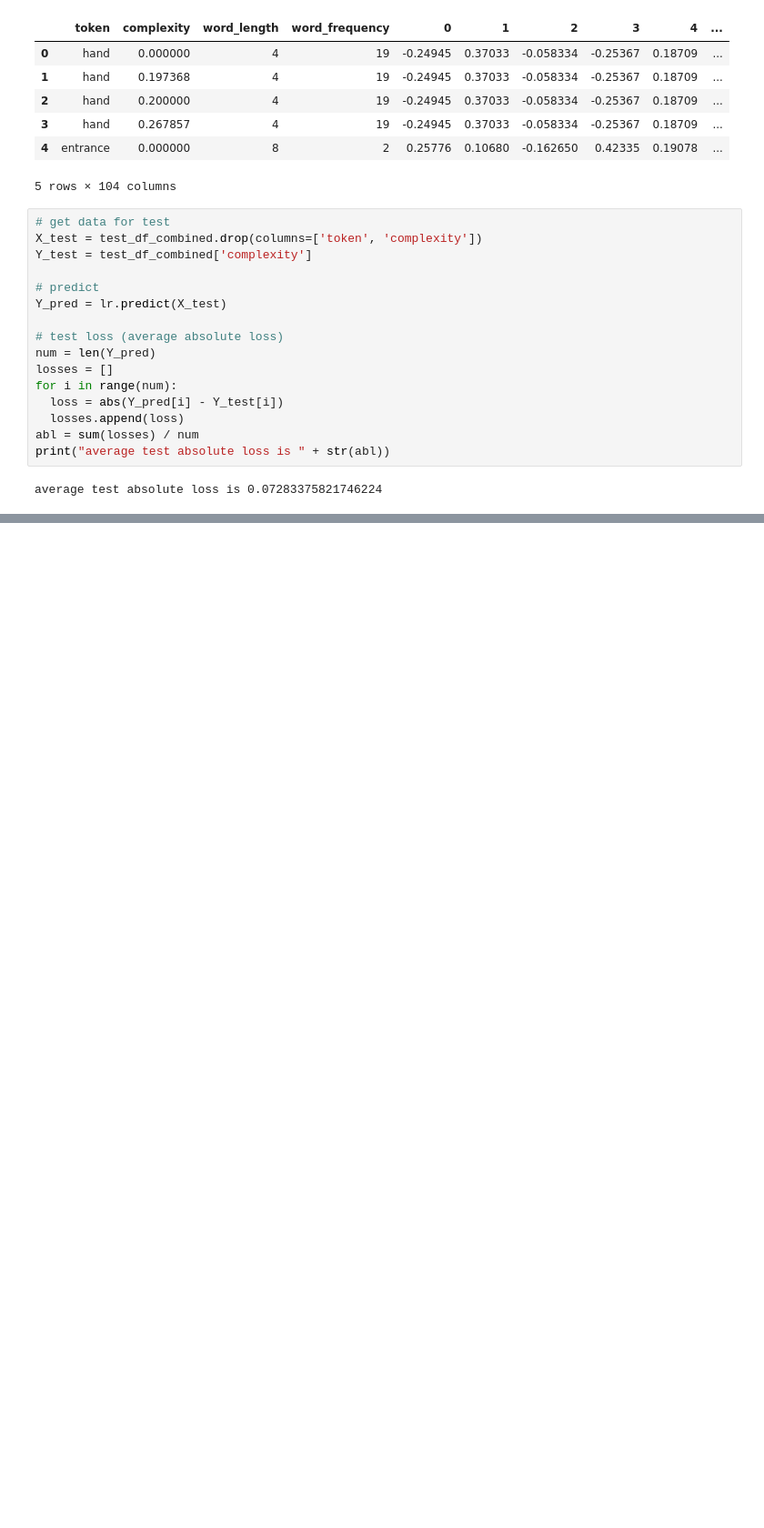
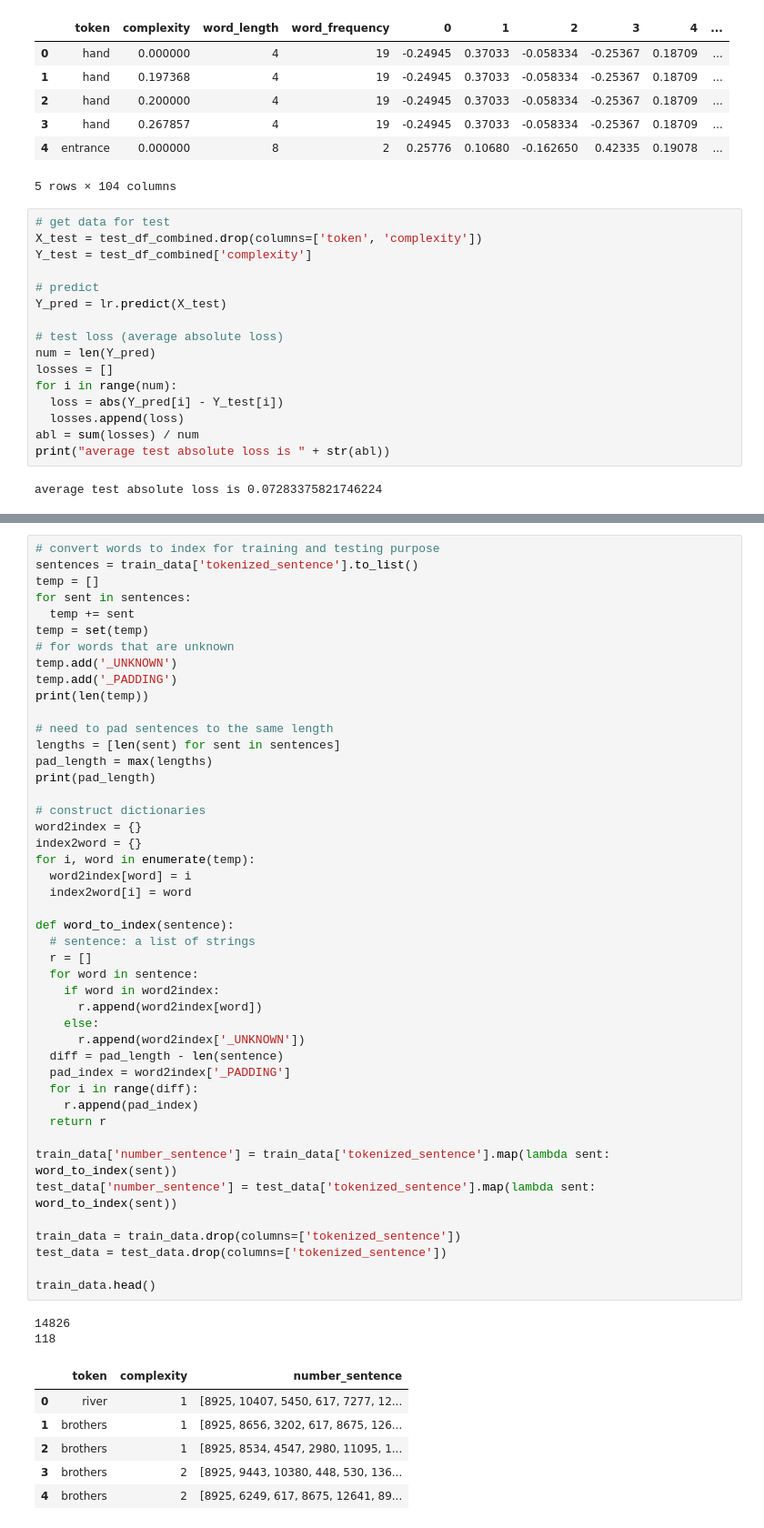
Before and after one commit to mcxxmc/CS505Final_project_CompLex, a Jupyter notebook: Codes/CS505FinalProject.ipynb, the cells around one changed output, grey strips where cells are left out. Shown at 91% size. Saved outputs shown, nothing was run; the diff lists cells and outputs as text; blank space fills up the shorter version.

```diff
--- a/Codes/CS505FinalProject.ipynb
+++ b/Codes/CS505FinalProject.ipynb
@@ -329,0 +373,54 @@ average test absolute loss is 0.07283375821746224
+# %%
+# convert words to index for training and testing purpose
+sentences = train_data['tokenized_sentence'].to_list()
+temp = []
+for sent in sentences:
+  temp += sent
+temp = set(temp)
+# for words that are unknown
+temp.add('_UNKNOWN')
+temp.add('_PADDING')
+print(len(temp))
+
+# need to pad sentences to the same length
+lengths = [len(sent) for sent in sentences]
+pad_length = max(lengths)
+print(pad_length)
+
+# construct dictionaries
+word2index = {}
+index2word = {}
+for i, word in enumerate(temp):
+  word2index[word] = i
+  index2word[i] = word
+
+def word_to_index(sentence):
+  # sentence: a list of strings
+  r = []
+  for word in sentence:
+    if word in word2index:
+      r.append(word2index[word])
+    else:
+      r.append(word2index['_UNKNOWN'])
+  diff = pad_length - len(sentence)
+  pad_index = word2index['_PADDING']
+  for i in range(diff):
+    r.append(pad_index)
+  return r
+
+train_data['number_sentence'] = train_data['tokenized_sentence'].map(lambda sent: word_to_index(sent))
+test_data['number_sentence'] = test_data['tokenized_sentence'].map(lambda sent: word_to_index(sent))
+
+train_data = train_data.drop(columns=['tokenized_sentence'])
+test_data = test_data.drop(columns=['tokenized_sentence'])
+
+train_data.head()
+# %% [output]
+14826
+118
+|  | token | complexity | number_sentence |
+| 0 | river | 1 | [8925, 10407, 5450, 617, 7277, 12... |
+| 1 | brothers | 1 | [8925, 8656, 3202, 617, 8675, 126... |
+| 2 | brothers | 1 | [8925, 8534, 4547, 2980, 11095, 1... |
+| 3 | brothers | 2 | [8925, 9443, 10380, 448, 530, 136... |
+| 4 | brothers | 2 | [8925, 6249, 617, 8675, 12641, 89... |
```
Also changed, not shown: parts of 19 cells of this notebook, 1 other file.
